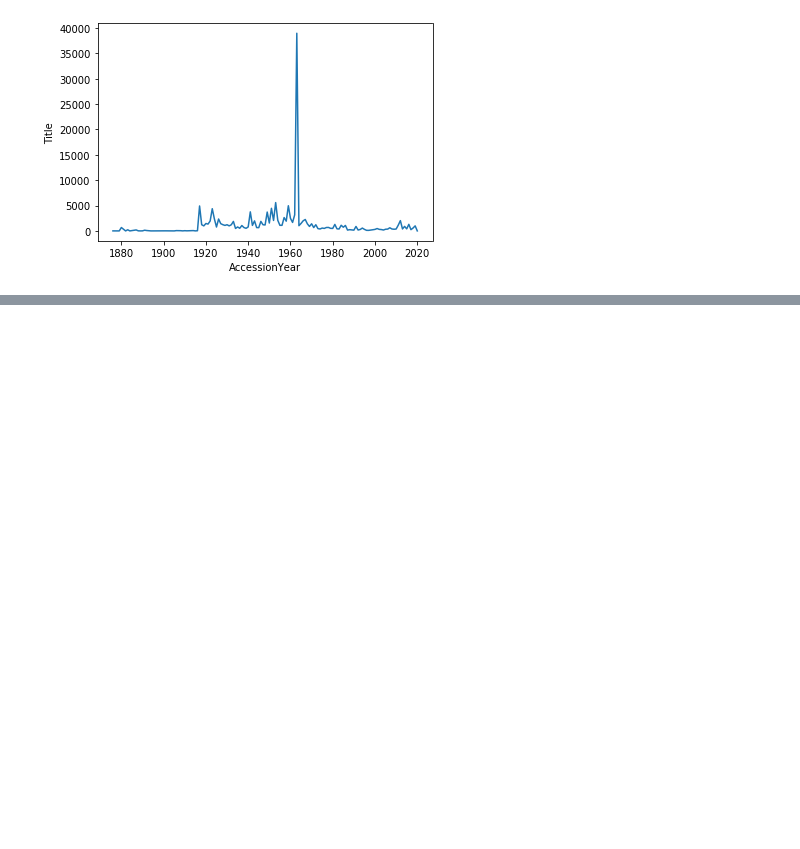
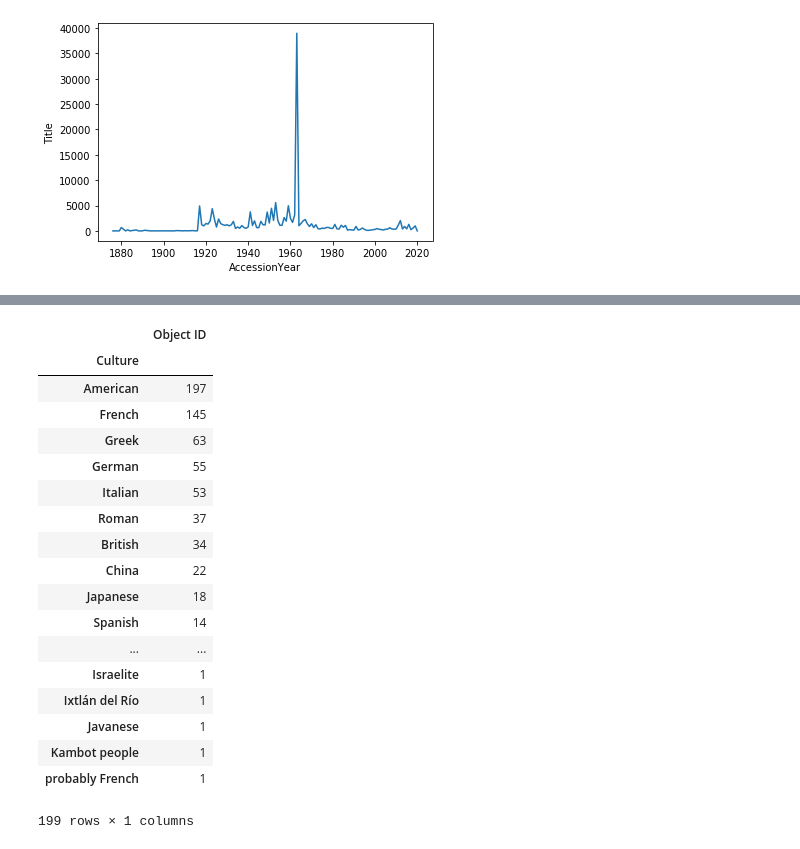
Before and after one commit to Aubrey-Li/METDataAnalysis, a Jupyter notebook: MET.ipynb, the cells around one changed output, grey strips where cells are left out. Saved outputs shown, nothing was run; the diff lists cells and outputs as text; code cells hidden in the pictures; blank space fills up the shorter version.

```diff
--- a/MET.ipynb
+++ b/MET.ipynb
@@ -311,0 +361,31 @@ lp = sns.lineplot(x="AccessionYear", y="Title", data=met_mini_data)
+# %%
+na = ['Native American' if ('Native' in c) else c for c in highlights.Culture]
+highlights['Culture'] = na
+# %%
+paren = [c.split('(')[0] if ('(' in c) else c for c in highlights.Culture]
+highlights['Culture'] = paren
+# %%
+ors = [c.split(' or ')[0] if ' or ' in c else c for c in highlights.Culture]
+highlights['Culture'] = ors
+# %%
+highlights.groupby(by='Culture')[['Object ID']].count().sort_values(by='Object ID', ascending=False)
+# %% [output]
+|  | Object ID |
+| Culture |  |
+| American | 197 |
+| French | 145 |
+| Greek | 63 |
+| German | 55 |
+| Italian | 53 |
+| Roman | 37 |
+| British | 34 |
+| China | 22 |
+| Japanese | 18 |
+| Spanish | 14 |
+| ... | ... |
+| Israelite | 1 |
+| Ixtlán del Río | 1 |
+| Javanese | 1 |
+| Kambot people | 1 |
+| probably French | 1 |
+199 rows × 1 columns
```
Also changed, not shown: parts of 7 cells of this notebook.
